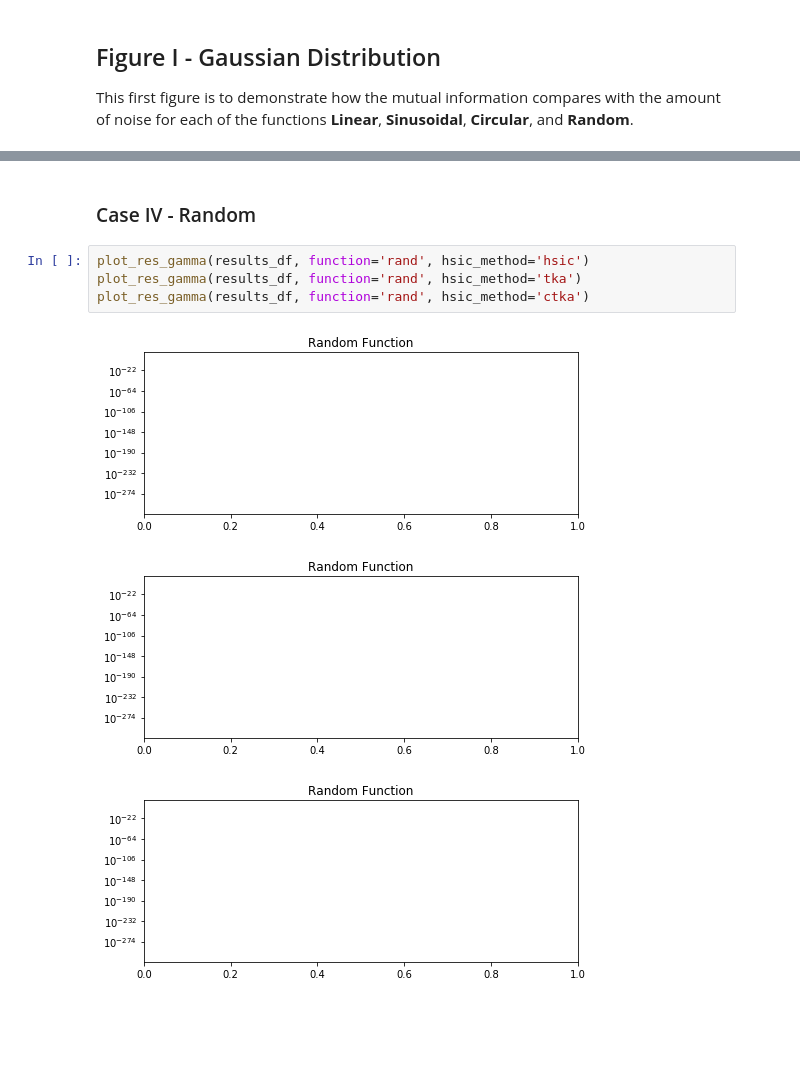
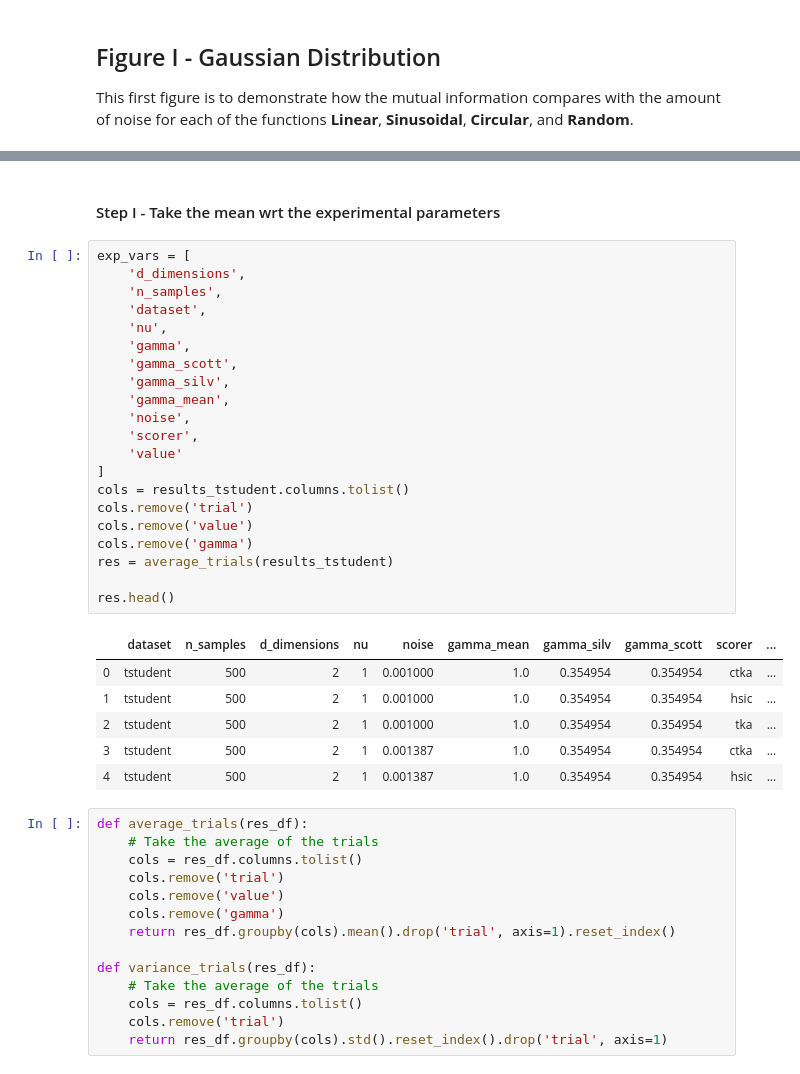
Before and after one commit to jejjohnson/hsic_alignment, a Jupyter notebook: notebooks/experiment_kta/4_visualize_dimensions.ipynb, the cells around one changed output, grey strips where cells are left out. Drawn from its saved outputs; the diff is of its cells as text; blank space fills up the shorter version.

```diff
--- a/notebooks/experiment_kta/4_visualize_dimensions.ipynb
+++ b/notebooks/experiment_kta/4_visualize_dimensions.ipynb
@@ -247,10 +116,44 @@ plot_res_gamma(results_df, function='circ', hsic_method='ctka')
-# %% [markdown]
-### Case IV - Random
-# %%
-plot_res_gamma(results_df, function='rand', hsic_method='hsic')
-plot_res_gamma(results_df, function='rand', hsic_method='tka')
-plot_res_gamma(results_df, function='rand', hsic_method='ctka')
-# %% [output]
-[figure, removed]
-[figure, removed]
-[figure, removed]
+# %% [markdown]
+#### Step I - Take the mean wrt the experimental parameters
+# %%
+exp_vars = [
+    'd_dimensions',
+    'n_samples',
+    'dataset',
+    'nu',
+    'gamma',
+    'gamma_scott',
+    'gamma_silv',
+    'gamma_mean',
+    'noise',
+    'scorer',
+    'value'
+]
+cols = results_tstudent.columns.tolist()
+cols.remove('trial')
+cols.remove('value')
+cols.remove('gamma')
+res = average_trials(results_tstudent)
+
+res.head()
+# %% [output]
+|  | dataset | n_samples | d_dimensions | nu | noise | gamma_mean | gamma_silv | gamma_scott | scorer | ... |
+| 0 | tstudent | 500 | 2 | 1 | 0.001000 | 1.0 | 0.354954 | 0.354954 | ctka | ... |
+| 1 | tstudent | 500 | 2 | 1 | 0.001000 | 1.0 | 0.354954 | 0.354954 | hsic | ... |
+| 2 | tstudent | 500 | 2 | 1 | 0.001000 | 1.0 | 0.354954 | 0.354954 | tka | ... |
+| 3 | tstudent | 500 | 2 | 1 | 0.001387 | 1.0 | 0.354954 | 0.354954 | ctka | ... |
+| 4 | tstudent | 500 | 2 | 1 | 0.001387 | 1.0 | 0.354954 | 0.354954 | hsic | ... |
+# %%
+def average_trials(res_df):
+    # Take the average of the trials
+    cols = res_df.columns.tolist()
+    cols.remove('trial')
+    cols.remove('value')
+    cols.remove('gamma')
+    return res_df.groupby(cols).mean().drop('trial', axis=1).reset_index()
+
+def variance_trials(res_df):
+    # Take the average of the trials
+    cols = res_df.columns.tolist()
+    cols.remove('trial')
+    return res_df.groupby(cols).std().reset_index().drop('trial', axis=1)
```
Also changed, not shown: parts of 23 cells of this notebook, 1 other file.
